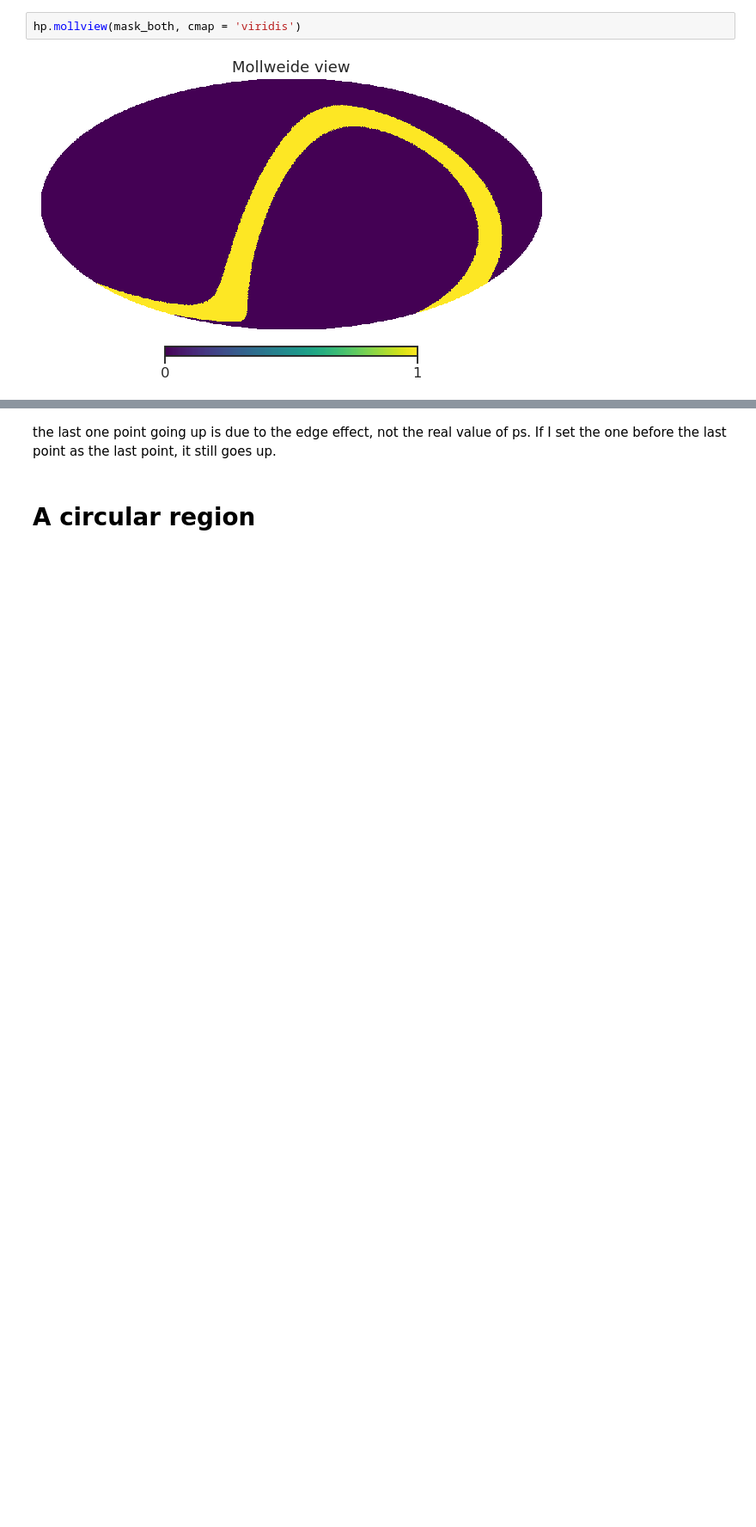
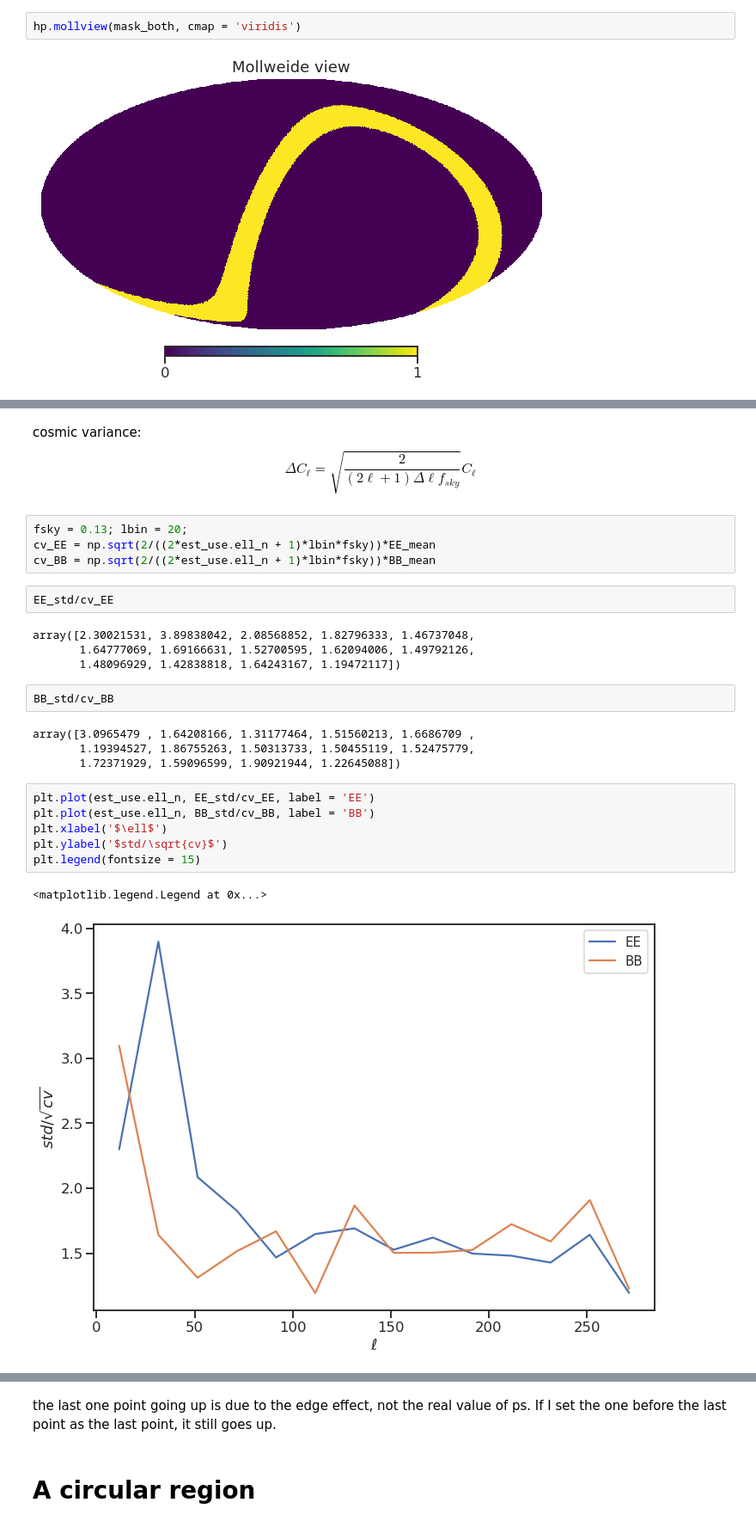
Before and after one commit to yaojian95/Beta_s, a Jupyter notebook: Power_spectrum_estimation.ipynb, the cells around one changed output, grey strips where cells are left out. Shown: that part at 86% size. Drawn from its saved outputs; the diff is of its cells as text; blank space fills up the shorter version.

```diff
--- a/Power_spectrum_estimation.ipynb
+++ b/Power_spectrum_estimation.ipynb
@@ -203,3 +200,30 @@ BB_bin = est_use.b.bin_cell(sl_fake_BB[0:301])
+# %% [markdown]
+cosmic variance: $$\Delta C_{\ell} = \sqrt{\frac{2}{(2\ell + 1)\Delta \ell f_{sky}}}  C_{\ell}$$
+# %%
+fsky = 0.13; lbin = 20;
+cv_EE = np.sqrt(2/((2*est_use.ell_n + 1)*lbin*fsky))*EE_mean
+cv_BB = np.sqrt(2/((2*est_use.ell_n + 1)*lbin*fsky))*BB_mean
+# %%
+EE_std/cv_EE
+# %% [output]
+array([2.30021531, 3.89838042, 2.08568852, 1.82796333, 1.46737048,
+       1.64777069, 1.69166631, 1.52700595, 1.62094006, 1.49792126,
+       1.48096929, 1.42838818, 1.64243167, 1.19472117])
+# %%
+BB_std/cv_BB
+# %% [output]
+array([3.0965479 , 1.64208166, 1.31177464, 1.51560213, 1.6686709 ,
+       1.19394527, 1.86755263, 1.50313733, 1.50455119, 1.52475779,
+       1.72371929, 1.59096599, 1.90921944, 1.22645088])
+# %%
+plt.plot(est_use.ell_n, EE_std/cv_EE, label = 'EE')
+plt.plot(est_use.ell_n, BB_std/cv_BB, label = 'BB')
+plt.xlabel('$\ell$')
+plt.ylabel('$std/\sqrt{cv}$')
+plt.legend(fontsize = 15)
+# %% [output]
+<matplotlib.legend.Legend at 0x...>
+[figure, added]
 # %%
 fig1 = plt.figure(1, figsize=(10,8.3))
 frame1=fig1.add_axes((.1,.3,.8,.6))
```
Also changed, not shown: parts of 62 cells of this notebook.
